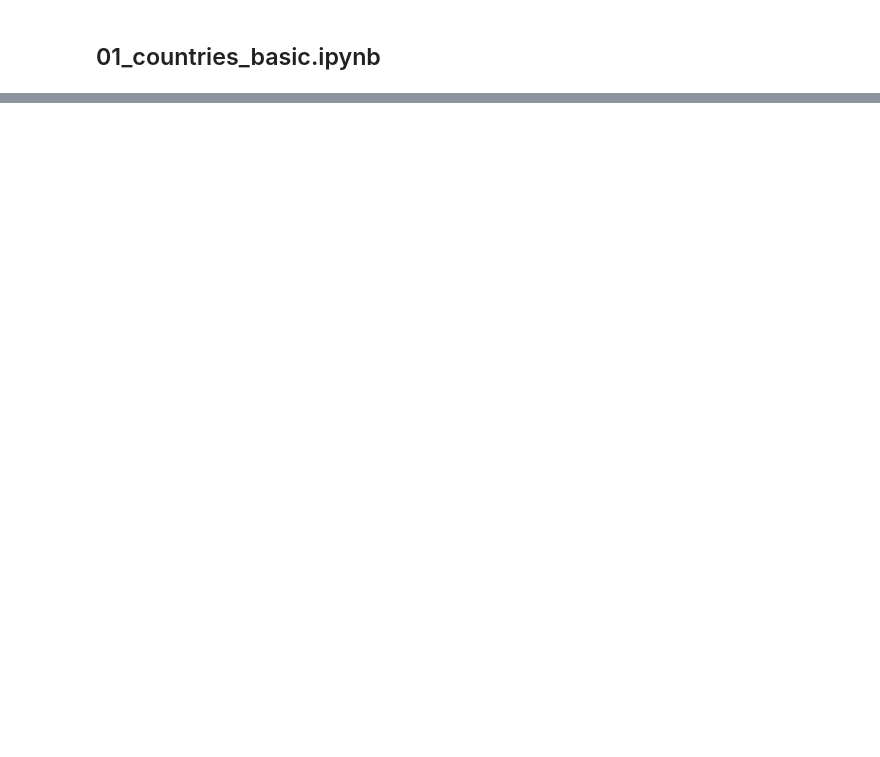
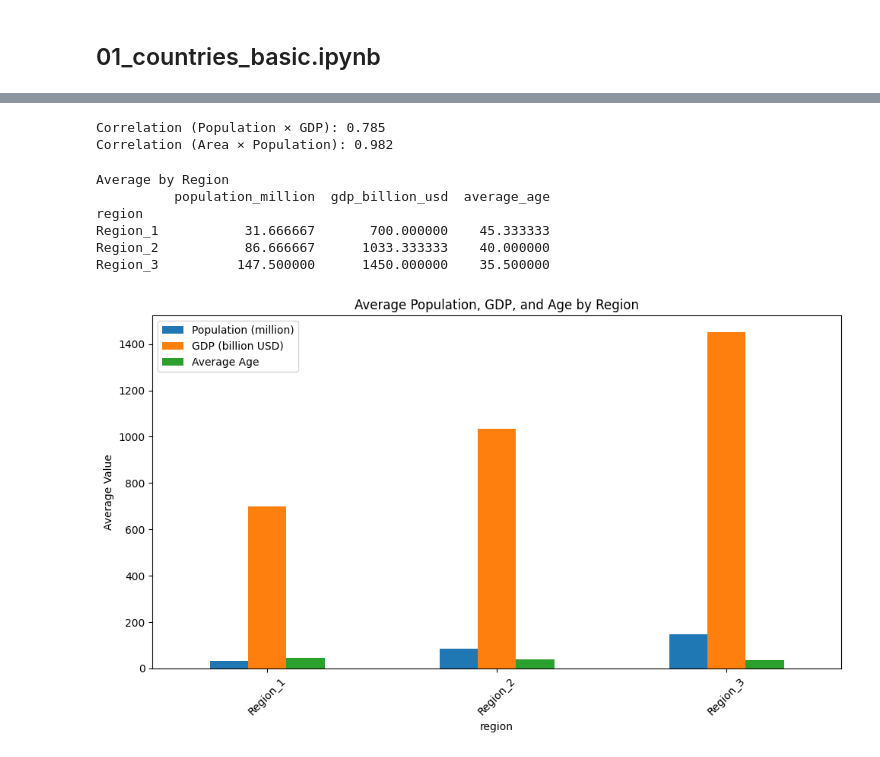
Before and after one commit to toshiyuki-nose/My-Statistics-for-Data-Analysis, a Jupyter notebook: notebook/01_countries_basic.ipynb, the cells around one changed output, grey strips where cells are left out. Drawn from its saved outputs; the diff is of its cells as text; code cells hidden in the pictures; blank space fills up the shorter version.

```diff
--- a/notebook/01_countries_basic.ipynb
+++ b/notebook/01_countries_basic.ipynb
@@ -62,0 +62,45 @@ Region_3          147.500000      1450.000000    35.500000
+# %%
+# -----------------------
+# 相関係数(Population × GDP)
+# -----------------------
+corr_pop_gdp = df["population_million"].corr(df["gdp_billion_usd"])
+print("Correlation (Population × GDP):", round(corr_pop_gdp, 3))
+
+# -----------------------
+# 相関係数(Area × Population)
+# -----------------------
+corr_area_pop = df["area_thousand_km2"].corr(df["population_million"])
+print("Correlation (Area × Population):", round(corr_area_pop, 3))
+# %% [output]
+Correlation (Population × GDP): 0.785
+Correlation (Area × Population): 0.982
+# %%
+
+# -----------------------
+# 地域ごとの平均比較
+# -----------------------
+region_mean = (
+    df.groupby("region")[["population_million", "gdp_billion_usd", "average_age"]]
+    .mean()
+)
+
+print("\nAverage by Region")
+print(region_mean)
+
+
+# 地域ごとの平均を棒グラフで可視化
+region_mean.plot(kind="bar", figsize=(10, 6))
+plt.title("Average Population, GDP, and Age by Region")
+plt.ylabel("Average Value")
+plt.xticks(rotation=45)
+plt.legend(["Population (million)", "GDP (billion USD)", "Average Age"])
+plt.tight_layout()
+plt.show()
+# %% [output]
+Average by Region
+          population_million  gdp_billion_usd  average_age
+region
+Region_1           31.666667       700.000000    45.333333
+Region_2           86.666667      1033.333333    40.000000
+Region_3          147.500000      1450.000000    35.500000
+[figure, added]
```
Also changed, not shown: parts of 2 cells of this notebook, 5 other files.
